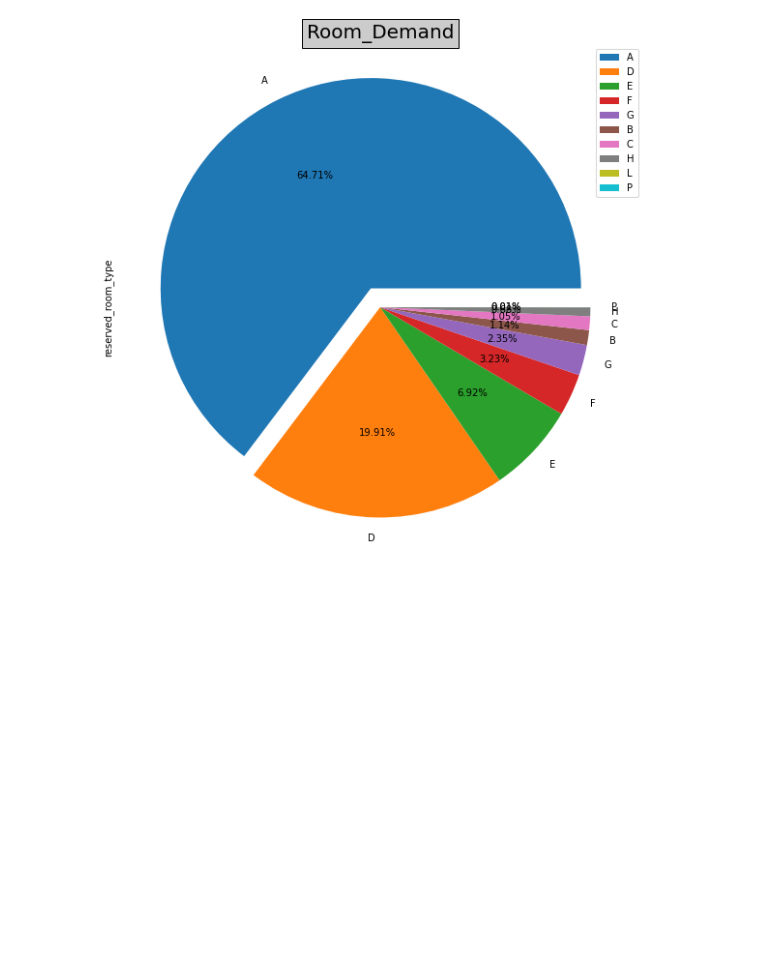
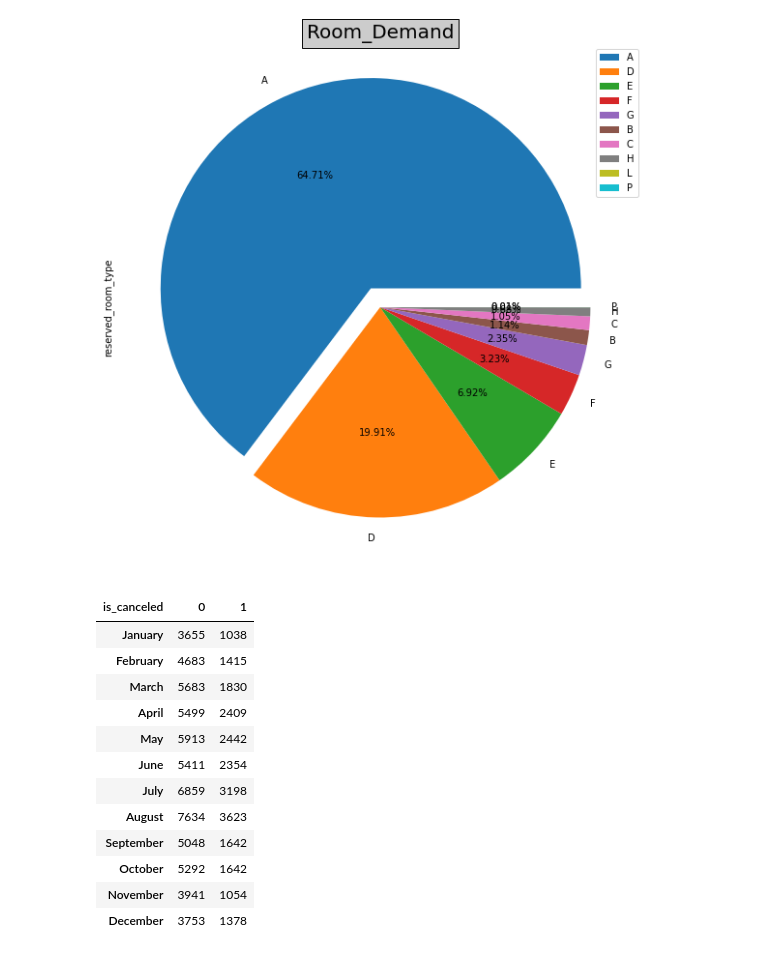
Before and after one commit to gauriagarwal18/Hotel_Booking_Analysis, a Jupyter notebook: Hotel_Booking.ipynb, the cells around one changed output. Cells and saved outputs as stored; diff of their text form; code cells hidden in the pictures; blank space fills up the shorter version.

```diff
--- a/Hotel_Booking.ipynb
+++ b/Hotel_Booking.ipynb
@@ -564,3 +564,22 @@ def make_pieplot(data,explode_):
 make_pieplot(hotels["reserved_room_type"],[0.1,0,0,0,0,0,0,0,0,0])
 # %% [output]
 [figure]
+# %%
+#in which month the tickets are cancelled the most: this is to make sure whether hotel can take an extra entry or not.
+canceled_month=pd.crosstab(hotels["arrival_date_month"],hotels["is_canceled"])
+canceled_month=pd.DataFrame(canceled_month,index= ['January', 'February', 'March', 'April', 'May', 'June', 'July', 'August', 'September', 'October', 'November', 'December'] )
+canceled_month
+# %% [output]
+| is_canceled | 0 | 1 |
+| January | 3655 | 1038 |
+| February | 4683 | 1415 |
+| March | 5683 | 1830 |
+| April | 5499 | 2409 |
+| May | 5913 | 2442 |
+| June | 5411 | 2354 |
+| July | 6859 | 3198 |
+| August | 7634 | 3623 |
+| September | 5048 | 1642 |
+| October | 5292 | 1642 |
+| November | 3941 | 1054 |
+| December | 3753 | 1378 |
```
Also changed, not shown: parts of 1 cell of this notebook.
